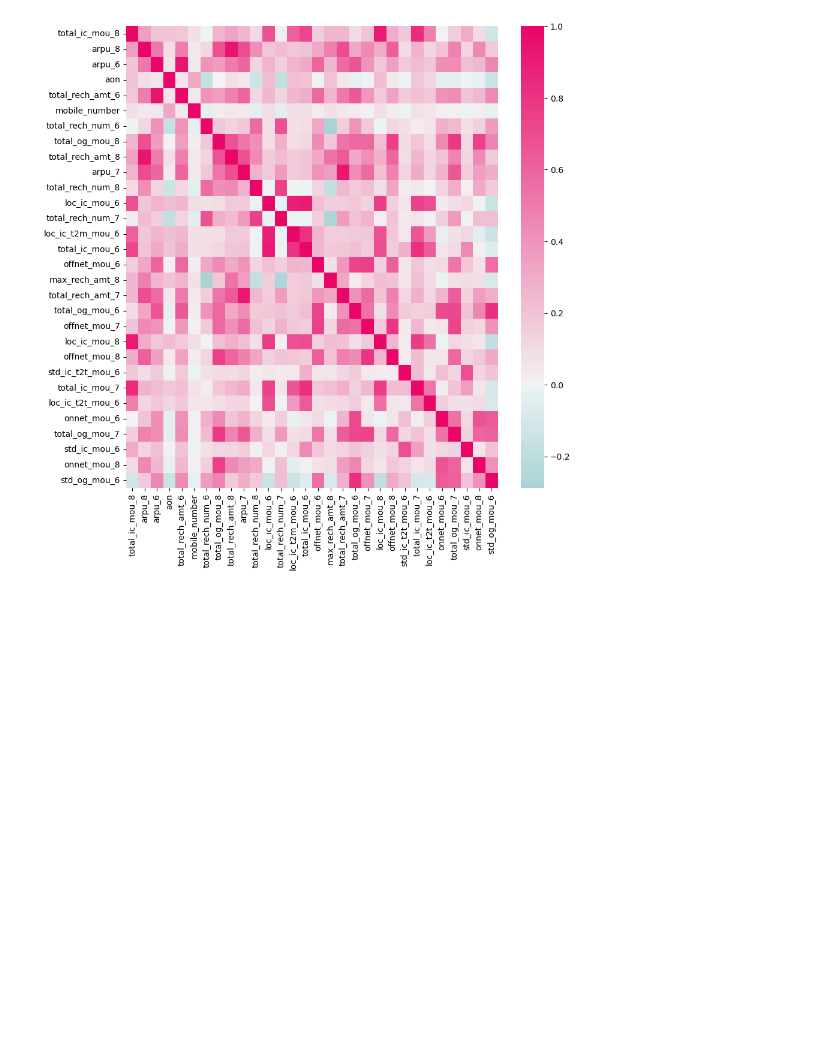
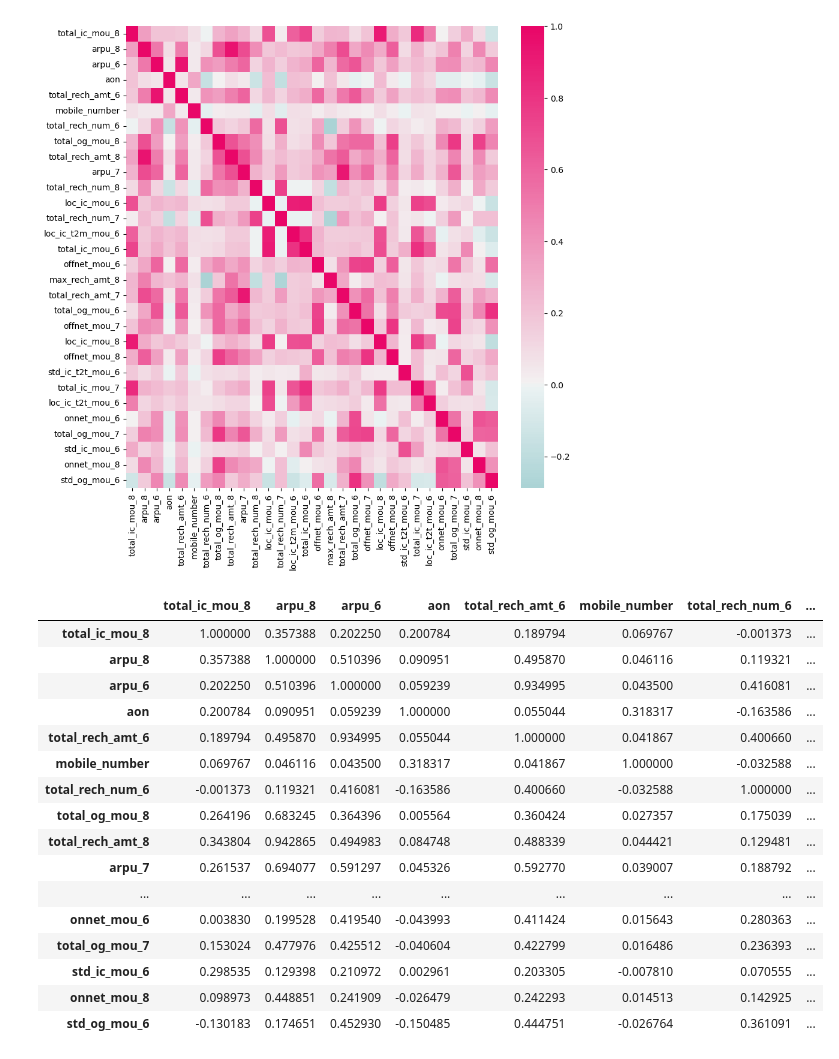
Before and after one commit to sanjanabansal1994/Telecom-Churn-Project, a Jupyter notebook: Telecom_Case_study.ipynb, the cells around one changed output. Saved outputs shown, nothing was run; the diff lists cells and outputs as text; code cells hidden in the pictures; blank space fills up the shorter version.

```diff
--- a/Telecom_Case_study.ipynb
+++ b/Telecom_Case_study.ipynb
@@ -729,3 +956,23 @@ sns.heatmap(data=X_train[top_features].corr(), center=0.0, cmap=mycmap)
 # %% [output]
 <Axes: >
 [figure]
+# %%
+X_train[top_features].corr()
+# %% [output]
+|  | total_ic_mou_8 | arpu_8 | arpu_6 | aon | total_rech_amt_6 | mobile_number | total_rech_num_6 | ... |
+| total_ic_mou_8 | 1.000000 | 0.357388 | 0.202250 | 0.200784 | 0.189794 | 0.069767 | -0.001373 | ... |
+| arpu_8 | 0.357388 | 1.000000 | 0.510396 | 0.090951 | 0.495870 | 0.046116 | 0.119321 | ... |
+| arpu_6 | 0.202250 | 0.510396 | 1.000000 | 0.059239 | 0.934995 | 0.043500 | 0.416081 | ... |
+| aon | 0.200784 | 0.090951 | 0.059239 | 1.000000 | 0.055044 | 0.318317 | -0.163586 | ... |
+| total_rech_amt_6 | 0.189794 | 0.495870 | 0.934995 | 0.055044 | 1.000000 | 0.041867 | 0.400660 | ... |
+| mobile_number | 0.069767 | 0.046116 | 0.043500 | 0.318317 | 0.041867 | 1.000000 | -0.032588 | ... |
+| total_rech_num_6 | -0.001373 | 0.119321 | 0.416081 | -0.163586 | 0.400660 | -0.032588 | 1.000000 | ... |
+| total_og_mou_8 | 0.264196 | 0.683245 | 0.364396 | 0.005564 | 0.360424 | 0.027357 | 0.175039 | ... |
+| total_rech_amt_8 | 0.343804 | 0.942865 | 0.494983 | 0.084748 | 0.488339 | 0.044421 | 0.129481 | ... |
+| arpu_7 | 0.261537 | 0.694077 | 0.591297 | 0.045326 | 0.592770 | 0.039007 | 0.188792 | ... |
+| ... | ... | ... | ... | ... | ... | ... | ... | ... |
+| onnet_mou_6 | 0.003830 | 0.199528 | 0.419540 | -0.043993 | 0.411424 | 0.015643 | 0.280363 | ... |
+| total_og_mou_7 | 0.153024 | 0.477976 | 0.425512 | -0.040604 | 0.422799 | 0.016486 | 0.236393 | ... |
+| std_ic_mou_6 | 0.298535 | 0.129398 | 0.210972 | 0.002961 | 0.203305 | -0.007810 | 0.070555 | ... |
+| onnet_mou_8 | 0.098973 | 0.448851 | 0.241909 | -0.026479 | 0.242293 | 0.014513 | 0.142925 | ... |
+| std_og_mou_6 | -0.130183 | 0.174651 | 0.452930 | -0.150485 | 0.444751 | -0.026764 | 0.361091 | ... |
```
Also changed, not shown: parts of 40 cells of this notebook.
